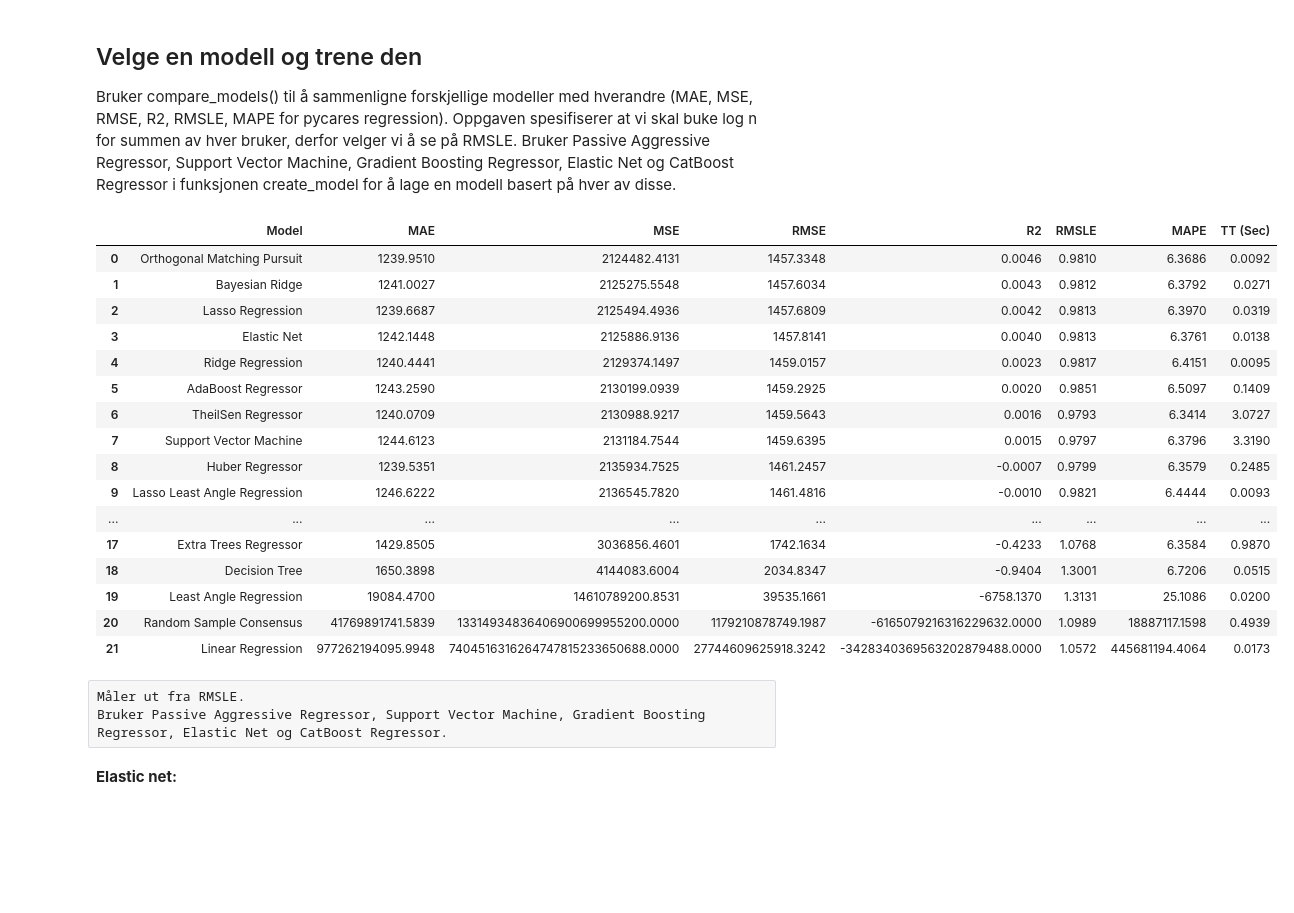
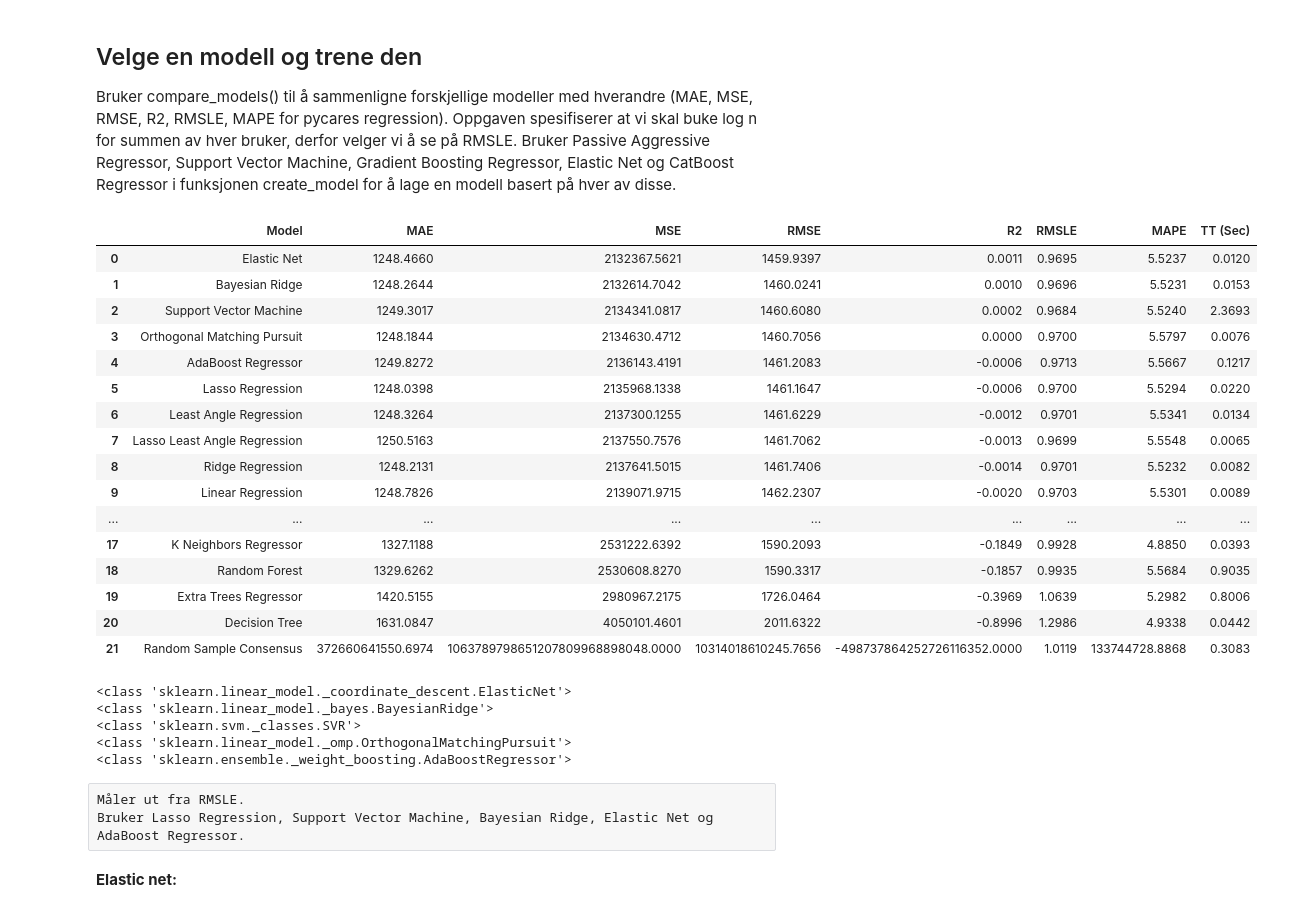
Before and after one commit to h577870/DAT158_ML2, a Jupyter notebook: Customer-revenue-prediction.ipynb, the cells around one changed output. Cells and saved outputs as stored; diff of their text form; code cells hidden in the pictures; blank space fills up the shorter version.

```diff
--- a/Customer-revenue-prediction.ipynb
+++ b/Customer-revenue-prediction.ipynb
@@ -283,28 +273,37 @@ Index(['channelGrouping_Direct', 'channelGrouping_Affiliates',
 Bruker compare_models() til å sammenligne forskjellige modeller med hverandre (MAE, MSE, RMSE, R2, RMSLE, MAPE for pycares regression).
 Oppgaven spesifiserer at vi skal buke log n for summen av hver bruker, derfor velger vi å se på RMSLE. Bruker Passive Aggressive Regressor, Support Vector Machine, Gradient Boosting Regressor, Elastic Net og CatBoost Regressor i funksjonen create_model for å lage en modell basert på hver av disse.
 # %%
-comparing_models = compare_models()
+comparing_models = compare_models(n_select=5)
 # %% [output]
 |  | Model | MAE | MSE | RMSE | R2 | RMSLE | MAPE | TT (Sec) |
-| 0 | Orthogonal Matching Pursuit | 1239.9510 | 2124482.4131 | 1457.3348 | 0.0046 | 0.9810 | 6.3686 | 0.0092 |
-| 1 | Bayesian Ridge | 1241.0027 | 2125275.5548 | 1457.6034 | 0.0043 | 0.9812 | 6.3792 | 0.0271 |
-| 2 | Lasso Regression | 1239.6687 | 2125494.4936 | 1457.6809 | 0.0042 | 0.9813 | 6.3970 | 0.0319 |
-| 3 | Elastic Net | 1242.1448 | 2125886.9136 | 1457.8141 | 0.0040 | 0.9813 | 6.3761 | 0.0138 |
-| 4 | Ridge Regression | 1240.4441 | 2129374.1497 | 1459.0157 | 0.0023 | 0.9817 | 6.4151 | 0.0095 |
-| 5 | AdaBoost Regressor | 1243.2590 | 2130199.0939 | 1459.2925 | 0.0020 | 0.9851 | 6.5097 | 0.1409 |
-| 6 | TheilSen Regressor | 1240.0709 | 2130988.9217 | 1459.5643 | 0.0016 | 0.9793 | 6.3414 | 3.0727 |
-| 7 | Support Vector Machine | 1244.6123 | 2131184.7544 | 1459.6395 | 0.0015 | 0.9797 | 6.3796 | 3.3190 |
-| 8 | Huber Regressor | 1239.5351 | 2135934.7525 | 1461.2457 | -0.0007 | 0.9799 | 6.3579 | 0.2485 |
-| 9 | Lasso Least Angle Regression | 1246.6222 | 2136545.7820 | 1461.4816 | -0.0010 | 0.9821 | 6.4444 | 0.0093 |
+| 0 | Elastic Net | 1248.4660 | 2132367.5621 | 1459.9397 | 0.0011 | 0.9695 | 5.5237 | 0.0120 |
+| 1 | Bayesian Ridge | 1248.2644 | 2132614.7042 | 1460.0241 | 0.0010 | 0.9696 | 5.5231 | 0.0153 |
+| 2 | Support Vector Machine | 1249.3017 | 2134341.0817 | 1460.6080 | 0.0002 | 0.9684 | 5.5240 | 2.3693 |
+| 3 | Orthogonal Matching Pursuit | 1248.1844 | 2134630.4712 | 1460.7056 | 0.0000 | 0.9700 | 5.5797 | 0.0076 |
+| 4 | AdaBoost Regressor | 1249.8272 | 2136143.4191 | 1461.2083 | -0.0006 | 0.9713 | 5.5667 | 0.1217 |
+| 5 | Lasso Regression | 1248.0398 | 2135968.1338 | 1461.1647 | -0.0006 | 0.9700 | 5.5294 | 0.0220 |
+| 6 | Least Angle Regression | 1248.3264 | 2137300.1255 | 1461.6229 | -0.0012 | 0.9701 | 5.5341 | 0.0134 |
+| 7 | Lasso Least Angle Regression | 1250.5163 | 2137550.7576 | 1461.7062 | -0.0013 | 0.9699 | 5.5548 | 0.0065 |
+| 8 | Ridge Regression | 1248.2131 | 2137641.5015 | 1461.7406 | -0.0014 | 0.9701 | 5.5232 | 0.0082 |
+| 9 | Linear Regression | 1248.7826 | 2139071.9715 | 1462.2307 | -0.0020 | 0.9703 | 5.5301 | 0.0089 |
 | ... | ... | ... | ... | ... | ... | ... | ... | ... |
-| 17 | Extra Trees Regressor | 1429.8505 | 3036856.4601 | 1742.1634 | -0.4233 | 1.0768 | 6.3584 | 0.9870 |
-| 18 | Decision Tree | 1650.3898 | 4144083.6004 | 2034.8347 | -0.9404 | 1.3001 | 6.7206 | 0.0515 |
-| 19 | Least Angle Regression | 19084.4700 | 14610789200.8531 | 39535.1661 | -6758.1370 | 1.3131 | 25.1086 | 0.0200 |
-| 20 | Random Sample Consensus | 41769891741.5839 | 13314934836406900699955200.0000 | 1179210878749.1987 | -6165079216316229632.0000 | 1.0989 | 18887117.1598 | 0.4939 |
-| 21 | Linear Regression | 977262194095.9948 | 7404516316264747815233650688.0000 | 27744609625918.3242 | -3428340369563202879488.0000 | 1.0572 | 445681194.4064 | 0.0173 |
+| 17 | K Neighbors Regressor | 1327.1188 | 2531222.6392 | 1590.2093 | -0.1849 | 0.9928 | 4.8850 | 0.0393 |
+| 18 | Random Forest | 1329.6262 | 2530608.8270 | 1590.3317 | -0.1857 | 0.9935 | 5.5684 | 0.9035 |
+| 19 | Extra Trees Regressor | 1420.5155 | 2980967.2175 | 1726.0464 | -0.3969 | 1.0639 | 5.2982 | 0.8006 |
+| 20 | Decision Tree | 1631.0847 | 4050101.4601 | 2011.6322 | -0.8996 | 1.2986 | 4.9338 | 0.0442 |
+| 21 | Random Sample Consensus | 372660641550.6974 | 1063789798651207809968898048.0000 | 10314018610245.7656 | -498737864252726116352.0000 | 1.0119 | 133744728.8868 | 0.3083 |
+# %%
+for i in comparing_models:
+    print(type(i))
+# %% [output]
+<class 'sklearn.linear_model._coordinate_descent.ElasticNet'>
+<class 'sklearn.linear_model._bayes.BayesianRidge'>
+<class 'sklearn.svm._classes.SVR'>
+<class 'sklearn.linear_model._omp.OrthogonalMatchingPursuit'>
+<class 'sklearn.ensemble._weight_boosting.AdaBoostRegressor'>
 # %% [raw]
 Måler ut fra RMSLE.
-Bruker Passive Aggressive Regressor, Support Vector Machine, Gradient Boosting Regressor, Elastic Net og CatBoost Regressor.
+Bruker Lasso Regression, Support Vector Machine, Bayesian Ridge, Elastic Net og AdaBoost Regressor.
 # %% [markdown]
 **Elastic net:**
 # %%
```
Also changed, not shown: parts of 30 cells of this notebook, 1 other file.
